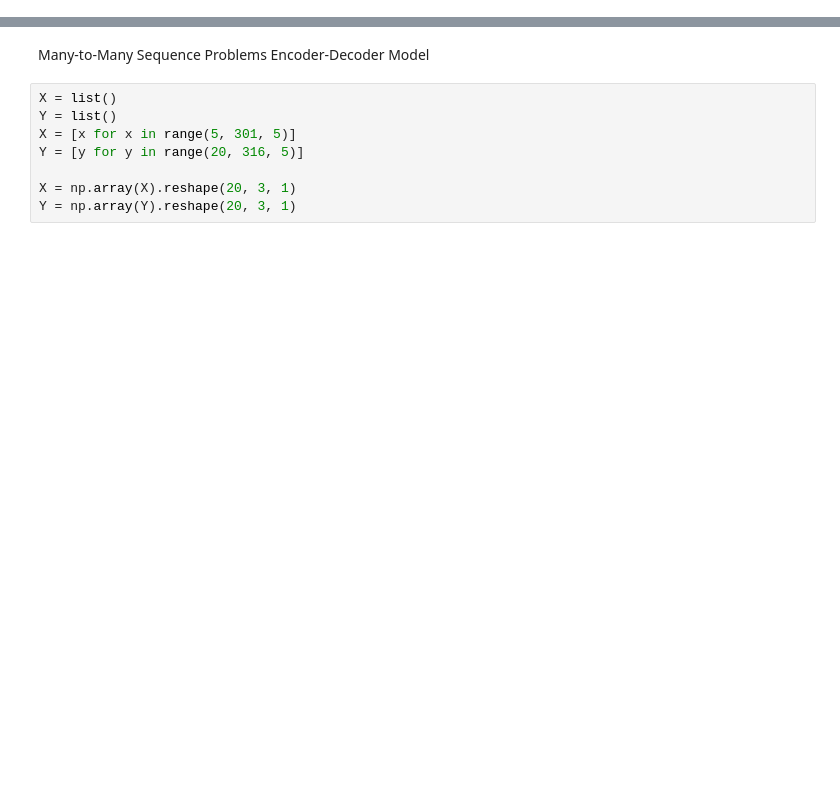
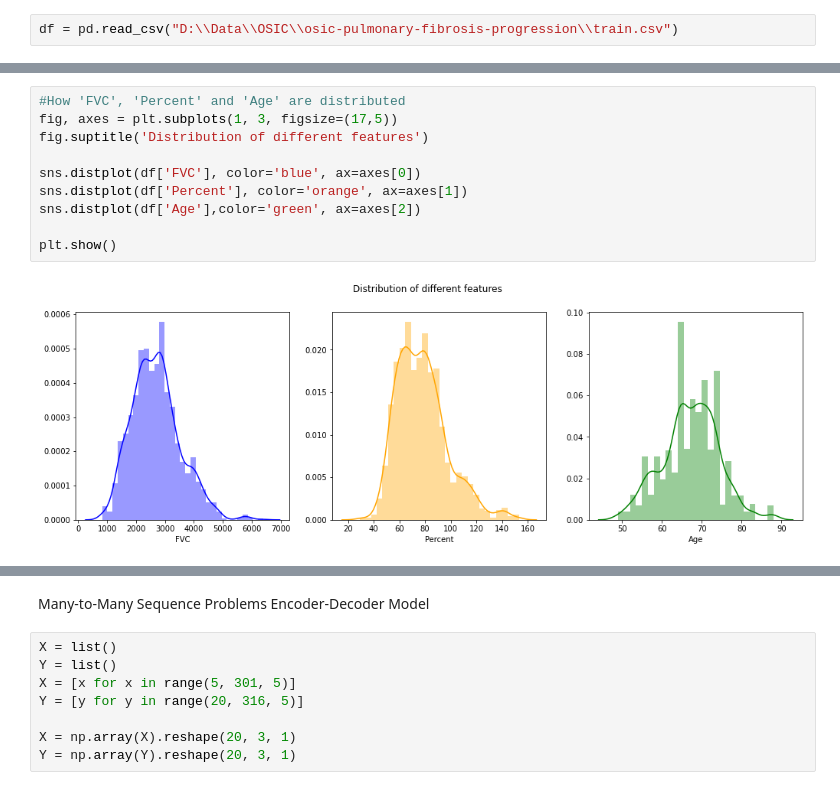
Before and after one commit to dksingh1985/ML, a Jupyter notebook: OSIC.ipynb, the cells around one changed output, grey strips where cells are left out. Drawn from its saved outputs; the diff is of its cells as text; blank space fills up the shorter version.

```diff
--- a/OSIC.ipynb
+++ b/OSIC.ipynb
@@ -28,0 +32,2 @@ AttributeError: module 'tensorflow_core._api.v2.config' has no attribute 'list_p
+# %%
+df = pd.read_csv("D:\\Data\\OSIC\\osic-pulmonary-fibrosis-progression\\train.csv")
@@ -28,0 +81,12 @@ AttributeError: module 'tensorflow_core._api.v2.config' has no attribute 'list_p
+# %%
+#How 'FVC', 'Percent' and 'Age' are distributed
+fig, axes = plt.subplots(1, 3, figsize=(17,5))
+fig.suptitle('Distribution of different features')
+
+sns.distplot(df['FVC'], color='blue', ax=axes[0])
+sns.distplot(df['Percent'], color='orange', ax=axes[1])
+sns.distplot(df['Age'],color='green', ax=axes[2])
+
+plt.show()
+# %% [output]
+[figure, added]
```
Also changed, not shown: parts of 17 cells of this notebook, 1 other file.
